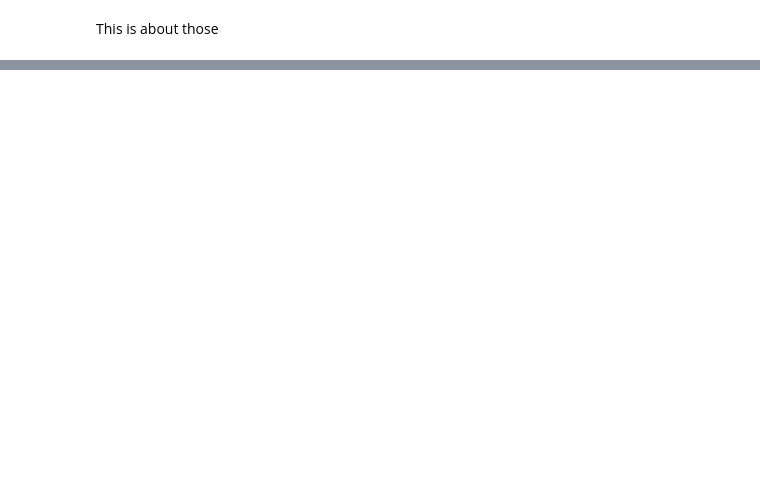
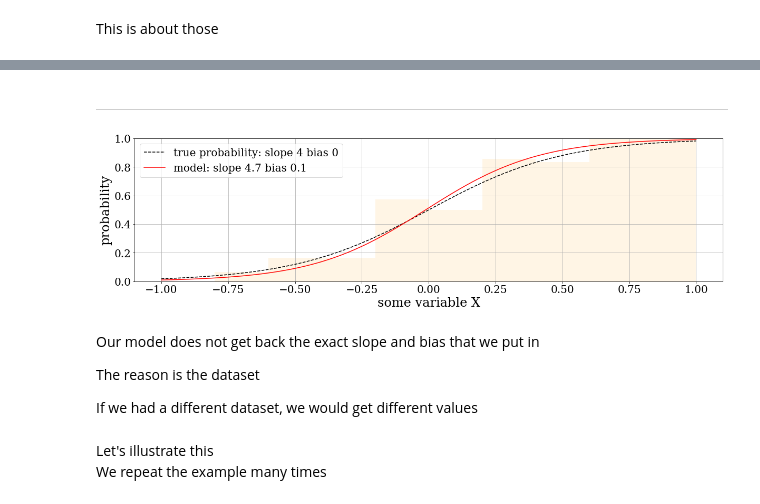
Before and after one commit to faab5/errortools, a Jupyter notebook: notebooks/PyData presentation 11-05-2019.ipynb, the cells around one changed output, grey strips where cells are left out. Cells and saved outputs as stored; diff of their text form; code cells hidden in the pictures; blank space fills up the shorter version.

```diff
--- a/notebooks/PyData presentation 11-05-2019.ipynb
+++ b/notebooks/PyData presentation 11-05-2019.ipynb
@@ -34,0 +95,33 @@ This is about those
+# %%
+model = errortools.LogisticRegression()
+model.fit(X, y)
+# %% [markdown]
+---
+# %%
+H, e = np.histogram(X, bins=10, range=(-1,1))
+h, e = np.histogram(X[y==1], bins=10, range=(-1,1))
+r = h/(H+1e-12)
+
+fig, ax = plt.subplots(1, 1, figsize=(20, 5))
+x = np.linspace(-1, 1, 101)
+p = scipy.stats.logistic.cdf(slope * x + bias)
+f = model.predict(x)
+ax.plot(x, p, '--', color='black', alpha=1, label="true probability: slope {:.0f} bias {:.0f}".format(slope, bias))
+ax.bar((e[:-1]+e[1:])/2., r, e[1]-e[0], color="orange", alpha=0.1)
+ax.plot(x, f, '-', color='red', alpha=1, label="model: slope {:.1f} bias {:.1f}".format(model.parameters[0], model.parameters[1]))
+ax.set_xlabel("some variable X")
+ax.set_ylabel("probability")
+ax.grid()
+ax.legend()
+ax.set_ylim((0,1));
+# %% [output]
+[figure, added]
+# %% [markdown]
+Our model does not get back the exact slope and bias that we put in
+
+The reason is the dataset
+
+If we had a different dataset, we would get different values
+# %% [markdown]
+Let's illustrate this
+We repeat the example many times
```
Also changed, not shown: parts of 44 cells of this notebook.
